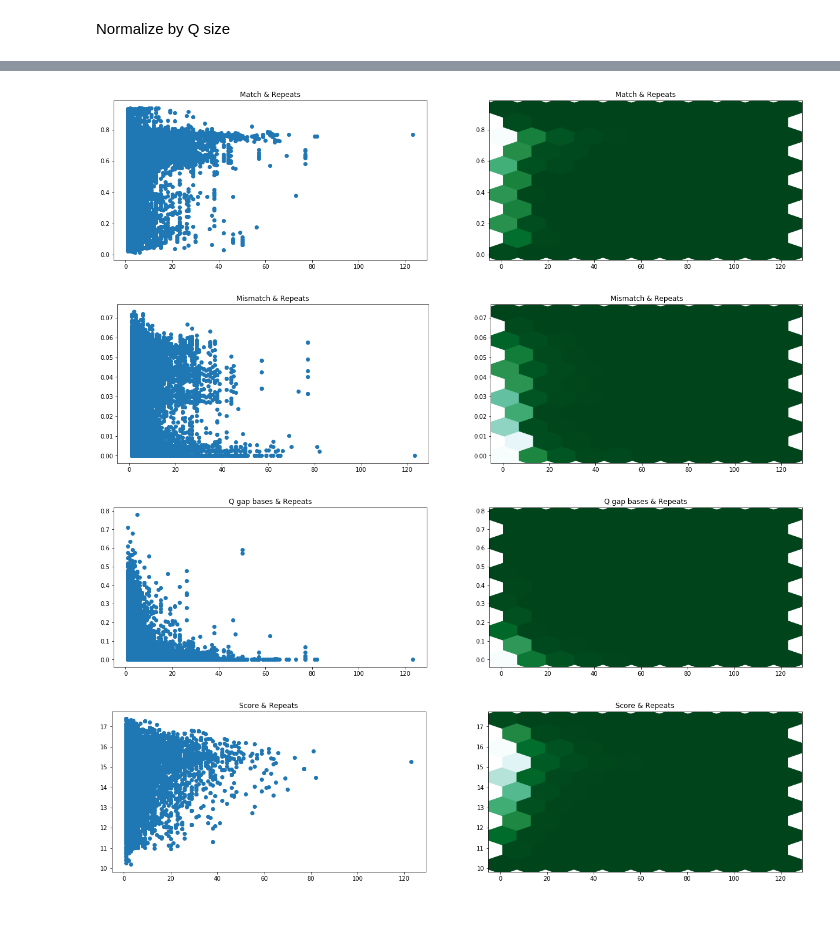
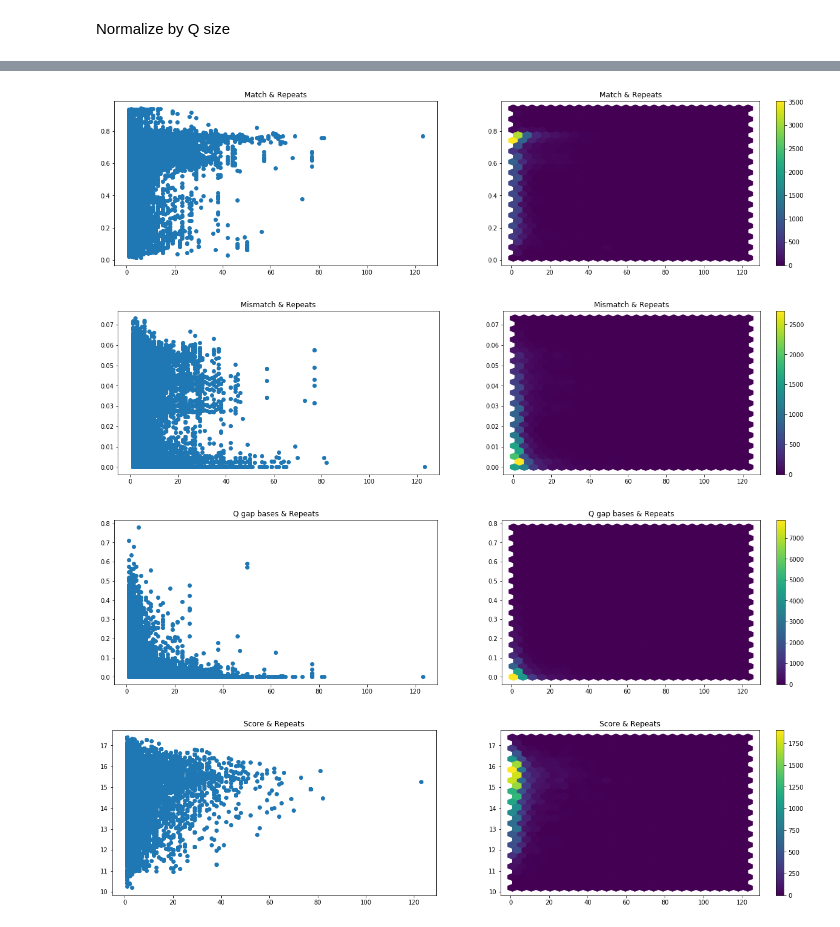
Before and after one commit to Anbyew/MyC3PO, a Jupyter notebook: Notebooks/Parse blat_all.psl.ipynb, the cells around one changed output, grey strips where cells are left out. Drawn from its saved outputs; the diff is of its cells as text; code cells hidden in the pictures.

```diff
--- a/Notebooks/Parse blat_all.psl.ipynb
+++ b/Notebooks/Parse blat_all.psl.ipynb
@@ -68,47 +70,51 @@ bbn.head()
 | 17 | 0.480645 | 0.029032 | 3 | 0.035484 | 2 | 14 | 310 | 4 | 954efb3-70f9-46ba-88fb-e58b75b21cf0 | ... |
 | 18 | 0.361290 | 0.025806 | 1 | 0.025806 | 1 | 10 | 310 | 2 | 954efb3-70f9-46ba-88fb-e58b75b21cf0 | ... |
 | 19 | 0.345161 | 0.029032 | 1 | 0.045161 | 3 | 18 | 310 | 4 | 954efb3-70f9-46ba-88fb-e58b75b21cf0 | ... |
+# %%
+viridis = cm.get_cmap('viridis', 256)
+newcmp = ListedColormap(viridis(np.linspace(0, 1, 256)))
+nbins = 25
 # %%
 fig, axes = plt.subplots(ncols=2, nrows=1, figsize=(21, 5))
-nbins = 10
 axes[0].set_title('Match & Repeats')
 axes[0].plot(bbn['repeats'], bbn['match'], 'o')
 
 axes[1].set_title('Match & Repeats')
-axes[1].hexbin(bbn['repeats'], bbn['match'], gridsize=nbins, cmap=plt.cm.BuGn_r)
+tt = axes[1].hexbin(bbn['repeats'], bbn['match'], gridsize=nbins, cmap=newcmp)
+fig.colorbar(tt)
 plt.show()
 # %% [output]
-[figure, old version]
+[figure, new version]
 # %%
 fig, axes = plt.subplots(ncols=2, nrows=1, figsize=(21, 5))
-nbins = 10
 axes[0].set_title('Mismatch & Repeats')
 axes[0].plot(bbn['repeats'], bbn['mismatch'], 'o')
 
 axes[1].set_title('Mismatch & Repeats')
-axes[1].hexbin(bbn['repeats'], bbn['mismatch'], gridsize=nbins, cmap=plt.cm.BuGn_r)
+tt = axes[1].hexbin(bbn['repeats'], bbn['mismatch'], gridsize=nbins, cmap=newcmp)
+fig.colorbar(tt)
 plt.show()
 # %% [output]
-[figure, old version]
+[figure, new version]
 # %%
 fig, axes = plt.subplots(ncols=2, nrows=1, figsize=(21, 5))
-nbins = 10
 axes[0].set_title('Q gap bases & Repeats')
 axes[0].plot(bbn['repeats'], bbn['Q gap bases'], 'o')
 
 axes[1].set_title('Q gap bases & Repeats')
-axes[1].hexbin(bbn['repeats'], bbn['Q gap bases'], gridsize=nbins, cmap=plt.cm.BuGn_r)
+tt = axes[1].hexbin(bbn['repeats'], bbn['Q gap bases'], gridsize=nbins, cmap=newcmp)
+fig.colorbar(tt)
 plt.show()
 # %% [output]
-[figure, old version]
+[figure, new version]
 # %%
 fig, axes = plt.subplots(ncols=2, nrows=1, figsize=(21, 5))
-nbins = 10
 axes[0].set_title('Score & Repeats')
 axes[0].plot(bbn['repeats'], bbn['score'], 'o')
 
 axes[1].set_title('Score & Repeats')
-axes[1].hexbin(bbn['repeats'], bbn['score'], gridsize=nbins, cmap=plt.cm.BuGn_r)
+tt = axes[1].hexbin(bbn['repeats'], bbn['score'], gridsize=nbins, cmap=newcmp)
+fig.colorbar(tt)
 plt.show()
 # %% [output]
-[figure, old version]
+[figure, new version]
```
Also changed, not shown: parts of 1 cell of this notebook, 2 other files.
